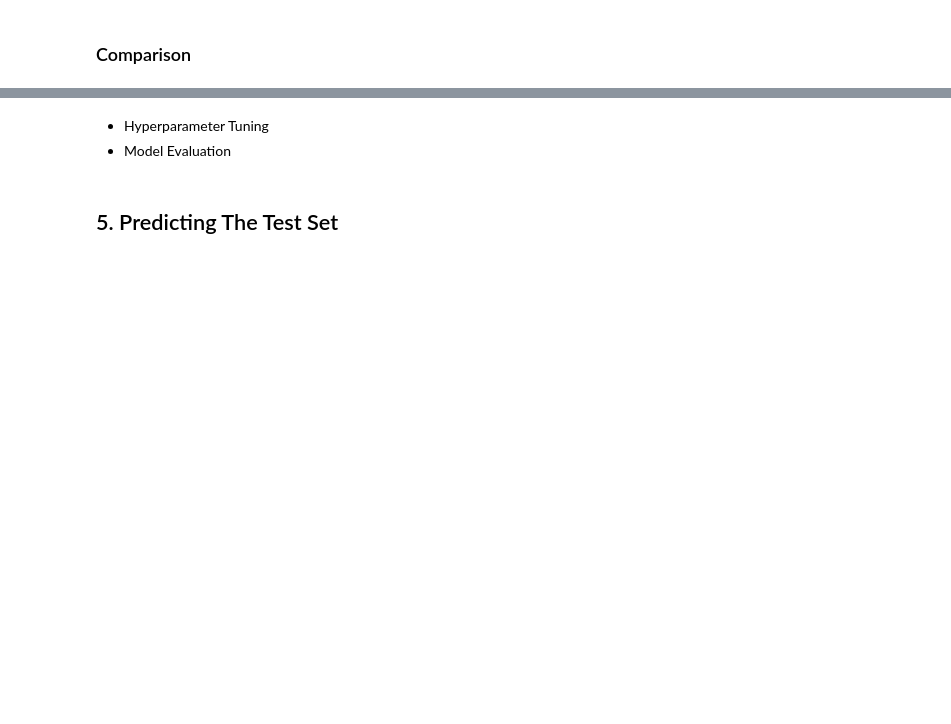
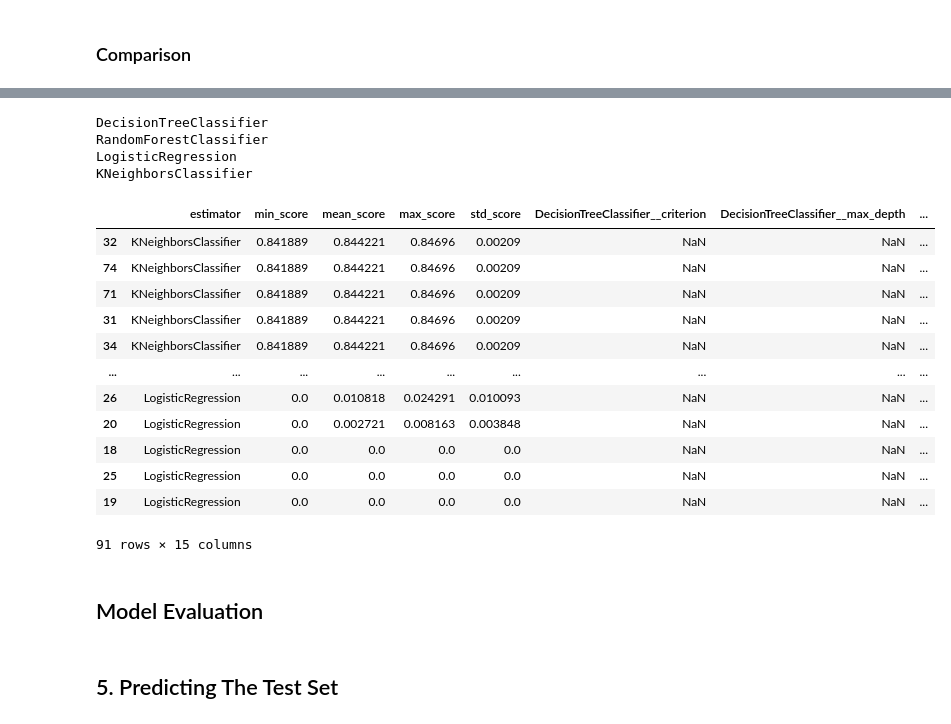
Before and after one commit to M-Ghodrat/EEG-Brainwave, a Jupyter notebook: Eye blinking prediction.ipynb, the cells around one changed output, grey strips where cells are left out. Drawn from its saved outputs; the diff is of its cells as text; code cells hidden in the pictures; blank space fills up the shorter version.

```diff
--- a/Eye blinking prediction.ipynb
+++ b/Eye blinking prediction.ipynb
@@ -418,0 +658,30 @@ ax.legend(['validation', 'train'])
+# %%
+models1 = {
+    'DecisionTreeClassifier': DecisionTreeClassifier(),
+    'RandomForestClassifier': RandomForestClassifier(),
+    'LogisticRegression': LogisticRegression(),
+    'KNeighborsClassifier': KNeighborsClassifier()
+}
+
+params1 = {
+    'DecisionTreeClassifier': {
+        'criterion': ['gini', 'entropy'],
+        'max_depth': [2, 4, 6, 8, 10, 12]
+    },
+    'RandomForestClassifier':  {
+        'max_features': ['sqrt', 'log2'],
+        'n_estimators': [10, 100, 1000]
+    },
+    'LogisticRegression': [
+    {'C': [0.001, 0.01, 0.1, 1, 10, 100, 1000], 'penalty': ['l1'], 'solver': ['liblinear']},
+    {'C': [0.001, 0.01, 0.1, 1, 10, 50], 'penalty': ['l2'], 'solver': ['lbfgs']},
+    ],
+    'KNeighborsClassifier': {
+        'n_neighbors': [1, 2, 3, 4, 5, 6, 7, 8, 9, 10],
+        'metric': ['euclidean', 'manhattan', 'minkowski'],
+        'weights': ['uniform', 'distance']
+    }
+}
+# %%
+helper1 = EstimatorSelectionHelper(models1, params1)
+helper1.fit(X_train, y_train, scoring='f1', n_jobs=2)
@@ -419,6 +697,25 @@ ax.legend(['validation', 'train'])
+# %%
+helper1.score_summary(sort_by='max_score')
+# %% [output]
+DecisionTreeClassifier
+RandomForestClassifier
+LogisticRegression
+KNeighborsClassifier
+|  | estimator | min_score | mean_score | max_score | std_score | DecisionTreeClassifier__criterion | DecisionTreeClassifier__max_depth | ... |
+| 32 | KNeighborsClassifier | 0.841889 | 0.844221 | 0.84696 | 0.00209 | NaN | NaN | ... |
+| 74 | KNeighborsClassifier | 0.841889 | 0.844221 | 0.84696 | 0.00209 | NaN | NaN | ... |
+| 71 | KNeighborsClassifier | 0.841889 | 0.844221 | 0.84696 | 0.00209 | NaN | NaN | ... |
+| 31 | KNeighborsClassifier | 0.841889 | 0.844221 | 0.84696 | 0.00209 | NaN | NaN | ... |
+| 34 | KNeighborsClassifier | 0.841889 | 0.844221 | 0.84696 | 0.00209 | NaN | NaN | ... |
+| ... | ... | ... | ... | ... | ... | ... | ... | ... |
+| 26 | LogisticRegression | 0.0 | 0.010818 | 0.024291 | 0.010093 | NaN | NaN | ... |
+| 20 | LogisticRegression | 0.0 | 0.002721 | 0.008163 | 0.003848 | NaN | NaN | ... |
+| 18 | LogisticRegression | 0.0 | 0.0 | 0.0 | 0.0 | NaN | NaN | ... |
+| 25 | LogisticRegression | 0.0 | 0.0 | 0.0 | 0.0 | NaN | NaN | ... |
+| 19 | LogisticRegression | 0.0 | 0.0 | 0.0 | 0.0 | NaN | NaN | ... |
+91 rows × 15 columns
 # %% [markdown]
-- Hyperparameter Tuning
-- Model Evaluation
+## Model Evaluation
 # %% [markdown]
 ## 5. Predicting The Test Set
 # %%
```
Also changed, not shown: parts of 61 cells of this notebook.
